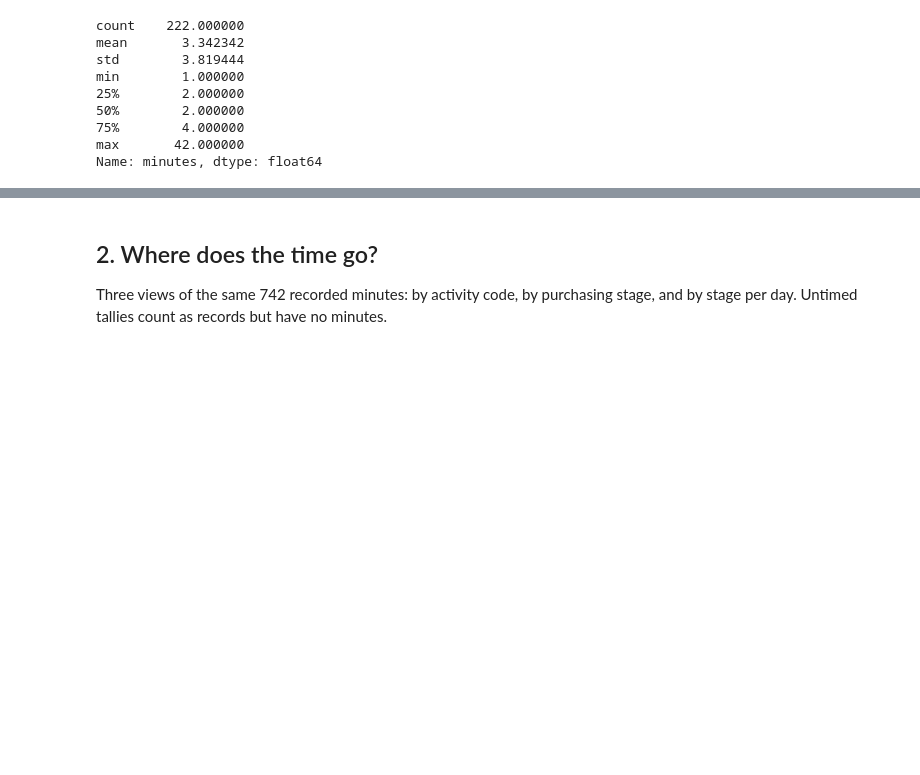
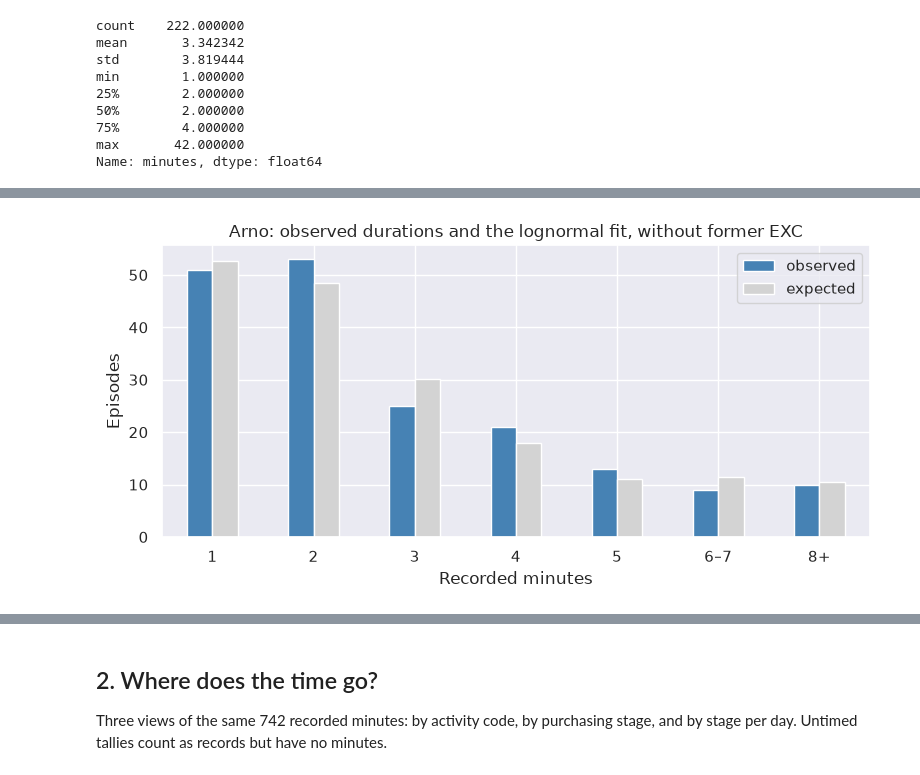
Before and after one commit to Luuuuuig/Bachelor-End-Project, a Jupyter notebook: Arno_Analysis_2026_10_02.ipynb, the cells around one changed output, grey strips where cells are left out. Drawn from its saved outputs; the diff is of its cells as text; code cells hidden in the pictures; blank space fills up the shorter version.

```diff
--- a/Arno_Analysis_2026_10_02.ipynb
+++ b/Arno_Analysis_2026_10_02.ipynb
@@ -636,0 +342,18 @@ new_kinds_excl_former_exc: days 1–3 as base, 4–5 as run: 4 new of 25 (16%);
+# %%
+# Fit the four distributions for both views; model median and 90th percentile in recorded minutes
+fit_views = {"All records": timed, "Without former EXC": in_scope_timed}
+grid = np.arange(1, 1001)
+fits, fit_table = {}, []
+
+for view, data in fit_views.items():
+    minutes = data["minutes"].to_numpy(float)
+    for name in families:
+        dist, aic = fit(name, minutes)
+        cdf = np.cumsum(recorded_pmf(dist, grid))
+        assert np.isclose(cdf[-1], 1, atol=1e-6, rtol=0), "extend the grid"
+        fits[view, name] = dist
+        fit_table.append([view, len(minutes), name, aic, grid[np.searchsorted(cdf, 0.5)], grid[np.searchsorted(cdf, 0.9)]])
+
+fit_table = pd.DataFrame(fit_table, columns=["view", "episodes", "model", "AIC", "model_median_min", "model_90th_pct_min"])
+fit_table["delta_AIC"] = fit_table["AIC"] - fit_table.groupby("view")["AIC"].transform("min")
+fit_table.sort_values(["view", "AIC"]).round(2)
@@ -636,0 +370,13 @@ new_kinds_excl_former_exc: days 1–3 as base, 4–5 as run: 4 new of 25 (16%);
+# %%
+# Observed number of episodes per recorded duration, against the number the lognormal fit expects
+bins = [0.5, 1.5, 2.5, 3.5, 4.5, 5.5, 7.5, np.inf]
+bin_labels = ["1", "2", "3", "4", "5", "6–7", "8+"]
+observed_expected = {}
+
+for view, data in fit_views.items():
+    cdf = np.cumsum(recorded_pmf(fits[view, "Lognormal"], grid))
+    probabilities = np.diff(np.r_[0, cdf[[0, 1, 2, 3, 4, 6]], 1])
+    observed, _ = np.histogram(data["minutes"], bins=bins)
+    observed_expected[view] = pd.DataFrame({"observed": observed, "expected": len(data) * probabilities}, index=bin_labels)
+
+pd.concat(observed_expected, names=["view", "recorded_minutes"]).round(1)
@@ -636,0 +400,9 @@ new_kinds_excl_former_exc: days 1–3 as base, 4–5 as run: 4 new of 25 (16%);
+# %%
+ax = observed_expected["Without former EXC"].plot(kind="bar", figsize=(8, 4), color=["steelblue", "lightgray"], rot=0)
+ax.set_xlabel("Recorded minutes")
+ax.set_ylabel("Episodes")
+ax.set_title("Arno: observed durations and the lognormal fit, without former EXC")
+plt.tight_layout()
+plt.show()
+# %% [output]
+[figure, added]
```
Also changed, not shown: parts of 200 cells of this notebook.
